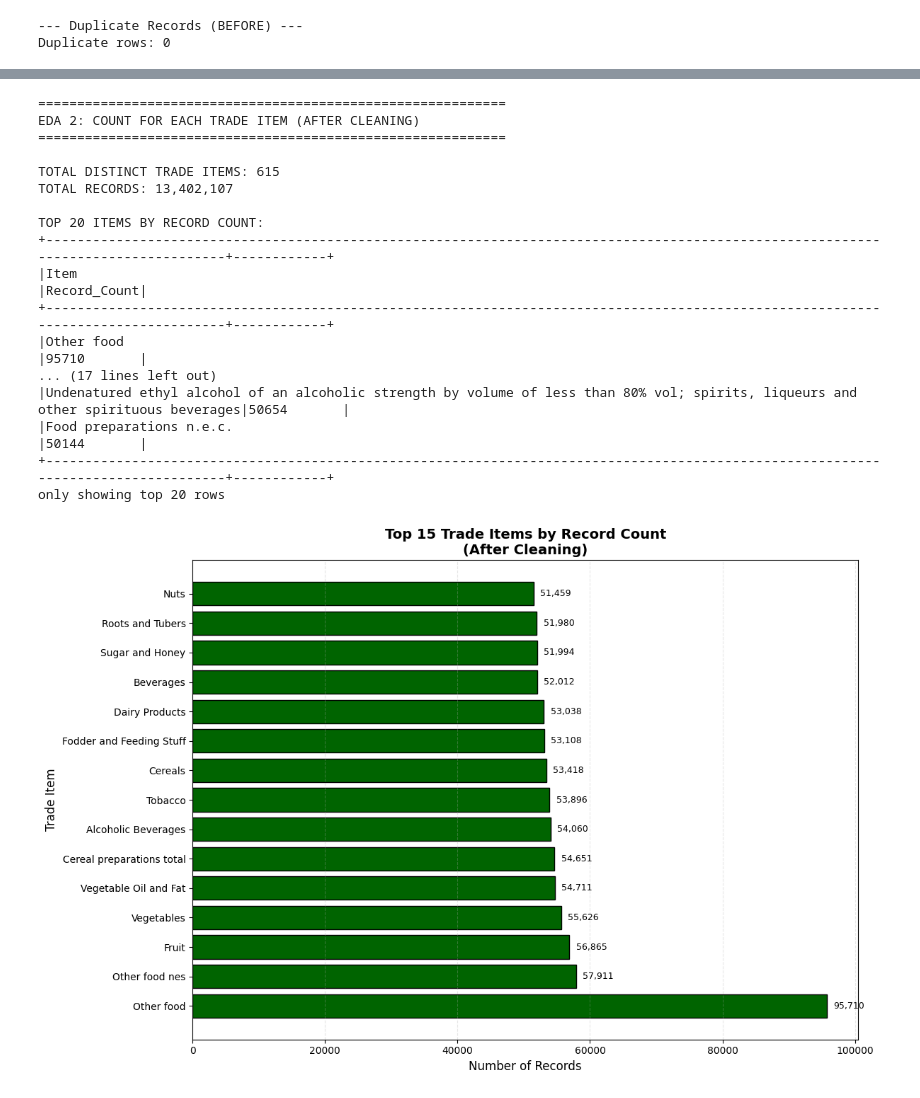
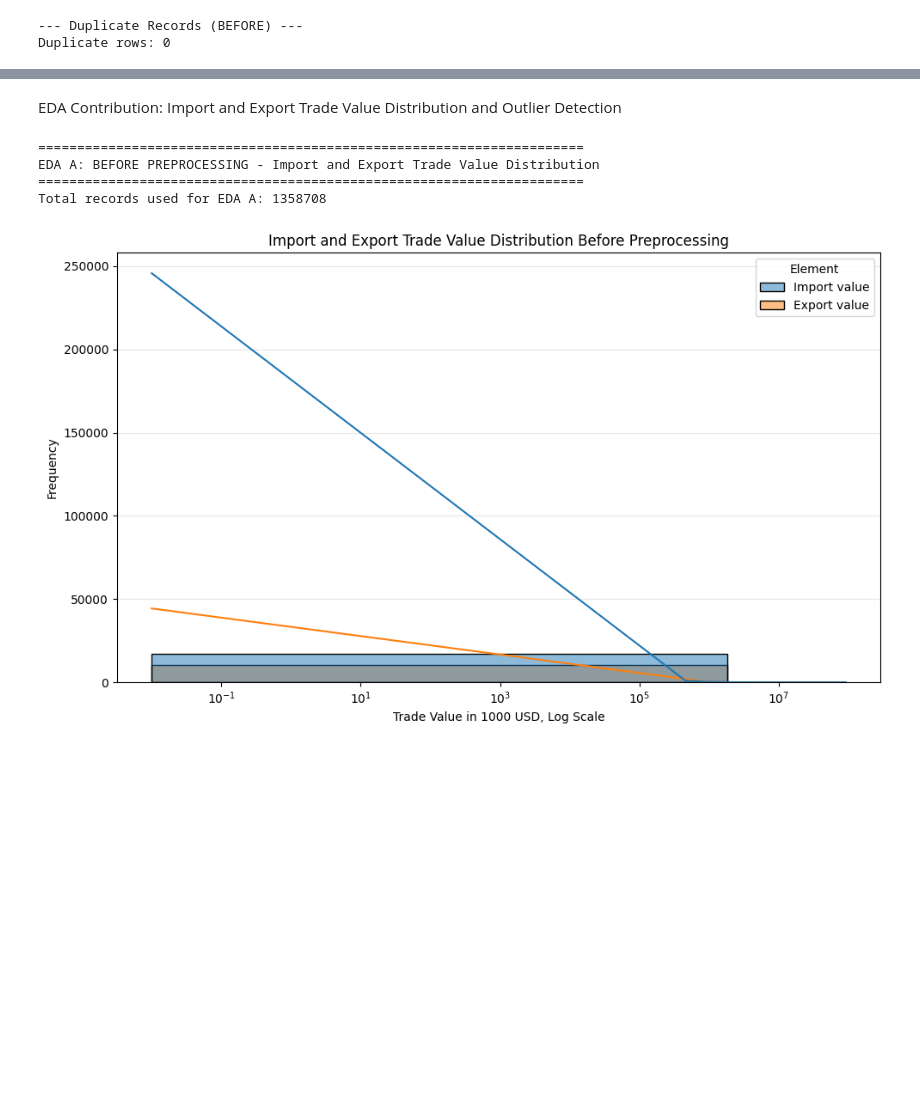
Before and after one commit to prodigal94/food-safe-bots, a Jupyter notebook: EDA.ipynb, the cells around one changed output, grey strips where cells are left out. Drawn from its saved outputs; the diff is of its cells as text; code cells hidden in the pictures; blank space fills up the shorter version.

```diff
--- a/EDA.ipynb
+++ b/EDA.ipynb
@@ -32,7 +32,7 @@ Drive already mounted at /content/drive; to attempt to forcibly remount, call dr
 #df = spark.read.csv(file_path, header=True, inferSchema=True)
 
 ### PARQUITE
-file_path = '/content/drive/MyDrive/Parquet/AgriTrade_Dataset_BigData.parquet'
+file_path = '/content/drive/MyDrive/Parquet/00_AgriTrade_Dataset_BigData.parquet'
 df = spark.read.parquet(file_path)
 # %%
 df_before = df  # This is just a reference, not a copy
@@ -414,22 +329,45 @@ for i, v in enumerate(counts_top_after):
 plt.grid(axis='x', alpha=0.3, linestyle='--')
 plt.tight_layout()
 plt.show()
-# %% [output]
-============================================================
-EDA 2: COUNT FOR EACH TRADE ITEM (AFTER CLEANING)
-============================================================
-
-TOTAL DISTINCT TRADE ITEMS: 615
-TOTAL RECORDS: 13,402,107
-
-TOP 20 ITEMS BY RECORD COUNT:
-+-----------------------------------------------------------------------------------------------------------------------------------+------------+
-|Item                                                                                                                               |Record_Count|
-+-----------------------------------------------------------------------------------------------------------------------------------+------------+
-|Other food                                                                                                                         |95710       |
-... (17 lines left out)
-|Undenatured ethyl alcohol of an alcoholic strength by volume of less than 80% vol; spirits, liqueurs and other spirituous beverages|50654       |
-|Food preparations n.e.c.                                                                                                           |50144       |
-+-----------------------------------------------------------------------------------------------------------------------------------+------------+
-only showing top 20 rows
-[figure, removed]
+# %% [markdown]
+EDA Contribution: Import and Export Trade Value Distribution and Outlier Detection
+# %%
+# BEFORE Preprocessing — Histogram of Import and Export Trade Values
+
+print("=" * 70)
+print("EDA A: BEFORE PREPROCESSING - Import and Export Trade Value Distribution")
+print("=" * 70)
+
+before_trade = df_before.filter(
+    (F.col("Unit") == "1000 USD") &
+    (F.col("Element").isin(["Import value", "Export value", "Import Value", "Export Value"])) &
+    (F.col("Value").isNotNull()) &
+    (F.col("Value") > 0)
+).select("Element", "Value")
+
+print("Total records used for EDA A:", before_trade.count())
+
+before_trade_pd = before_trade.sample(False, 0.02, seed=42).toPandas()
+
+plt.figure(figsize=(10, 6))
+sns.histplot(
+    data=before_trade_pd,
+    x="Value",
+    hue="Element",
+    bins=50,
+    kde=True
+)
+
+plt.xscale("log")
+plt.title("Import and Export Trade Value Distribution Before Preprocessing")
+plt.xlabel("Trade Value in 1000 USD, Log Scale")
+plt.ylabel("Frequency")
+plt.grid(axis="y", alpha=0.3)
+plt.tight_layout()
+plt.show()
+# %% [output]
+======================================================================
+EDA A: BEFORE PREPROCESSING - Import and Export Trade Value Distribution
+======================================================================
+Total records used for EDA A: 1358708
+[figure, added]
```
Also changed, not shown: parts of 17 cells of this notebook.
